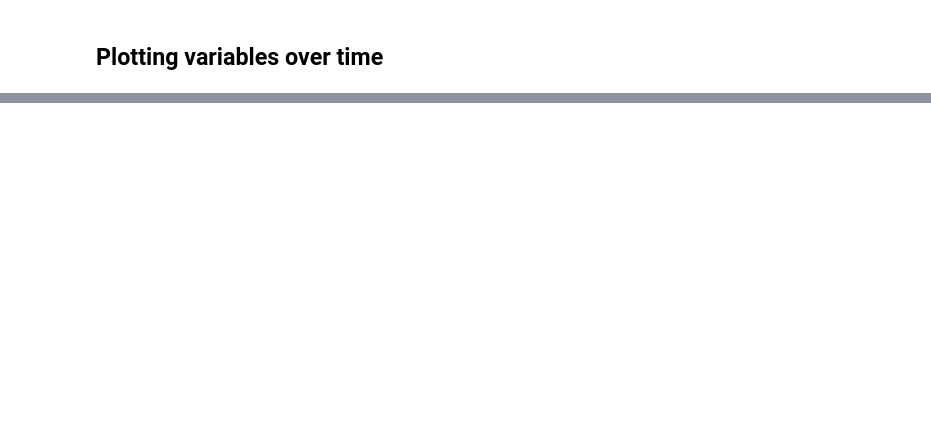
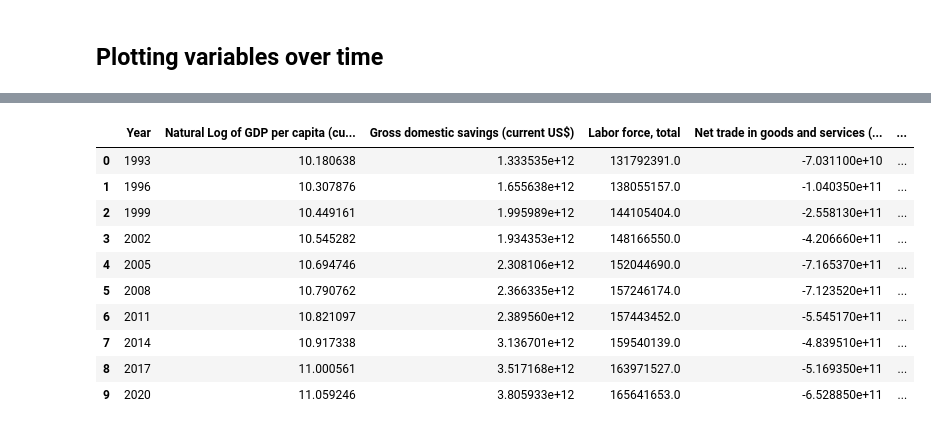
Before and after one commit to adityapentyala/egd-assignment, a Jupyter notebook: src/usa_regression.ipynb, the cells around one changed output, grey strips where cells are left out. Drawn from its saved outputs; the diff is of its cells as text; code cells hidden in the pictures; blank space fills up the shorter version.

```diff
--- a/src/usa_regression.ipynb
+++ b/src/usa_regression.ipynb
@@ -61,0 +75,15 @@ plots.create_plots(explanatory)
+# %%
+usa_df = data_utils.drop_rows_for_reg(usa_df)
+usa_df
+# %% [output]
+|  | Year | Natural Log of GDP per capita (cu... | Gross domestic savings (current US$) | Labor force, total | Net trade in goods and services (... | ... |
+| 0 | 1993 | 10.180638 | 1.333535e+12 | 131792391.0 | -7.031100e+10 | ... |
+| 1 | 1996 | 10.307876 | 1.655638e+12 | 138055157.0 | -1.040350e+11 | ... |
+| 2 | 1999 | 10.449161 | 1.995989e+12 | 144105404.0 | -2.558130e+11 | ... |
+| 3 | 2002 | 10.545282 | 1.934353e+12 | 148166550.0 | -4.206660e+11 | ... |
+| 4 | 2005 | 10.694746 | 2.308106e+12 | 152044690.0 | -7.165370e+11 | ... |
+| 5 | 2008 | 10.790762 | 2.366335e+12 | 157246174.0 | -7.123520e+11 | ... |
+| 6 | 2011 | 10.821097 | 2.389560e+12 | 157443452.0 | -5.545170e+11 | ... |
+| 7 | 2014 | 10.917338 | 3.136701e+12 | 159540139.0 | -4.839510e+11 | ... |
+| 8 | 2017 | 11.000561 | 3.517168e+12 | 163971527.0 | -5.169350e+11 | ... |
+| 9 | 2020 | 11.059246 | 3.805933e+12 | 165641653.0 | -6.528850e+11 | ... |
```
Also changed, not shown: parts of 11 cells of this notebook.
